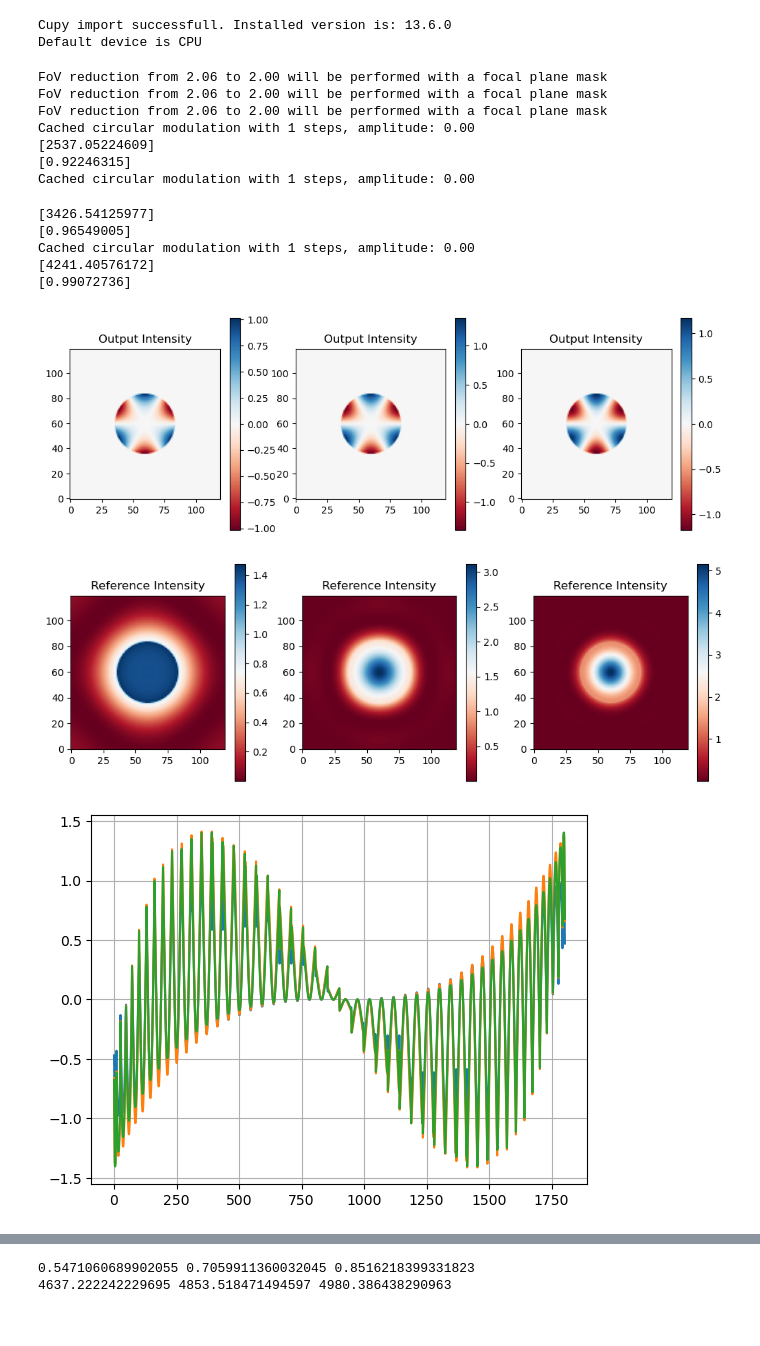
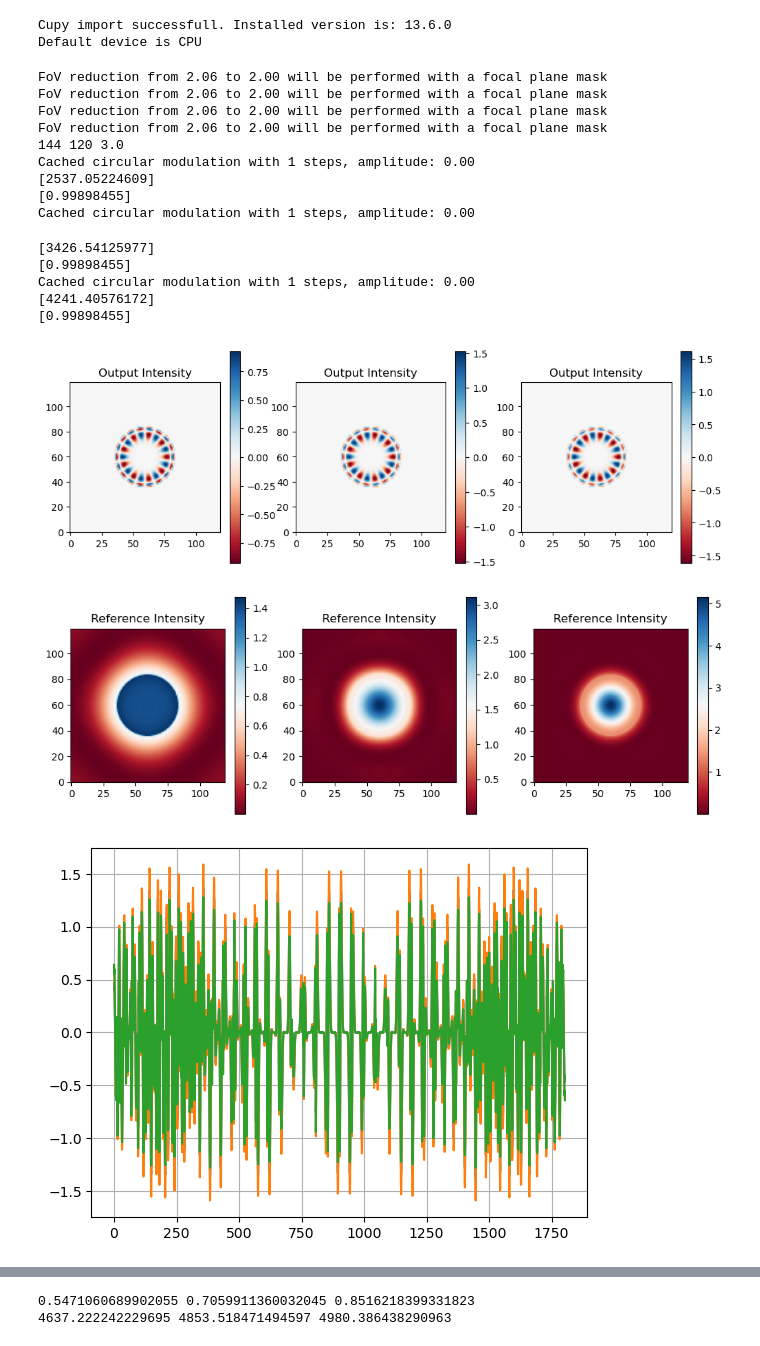
Before and after one commit to ArcetriAdaptiveOptics/SPECULA, a Jupyter notebook: config/SensorFusion/notebooks/scratchZernike.ipynb, the cells around one changed output, grey strips where cells are left out. Saved outputs shown, nothing was run; the diff lists cells and outputs as text; code cells hidden in the pictures.

```diff
--- a/config/SensorFusion/notebooks/scratchZernike.ipynb
+++ b/config/SensorFusion/notebooks/scratchZernike.ipynb
@@ -63,10 +66,23 @@ z2wfs = ZernikeSensor(
     output_resolution=output_resolution,
     target_device_idx=-1
 )
+pyr0 = ModulatedPyramid(simul_params=simul_params,
+                        wavelengthInNm=wavelength_nm,
+                        fov=fov,
+                        pup_diam=pup_diam,
+                        output_resolution=output_resolution,
+                        mod_amp=0.0)
+
 pixels = Pixels(pixel_pupil, pixel_pupil, target_device_idx=-1)
 
 ef = ElectricField(pixel_pupil, pixel_pupil, pixel_pitch, S0=ref_S0, target_device_idx=-1)
 ef.A = make_mask(pixel_pupil)
+
+def reshape_on_mask(vec, mask):
+    image = np.zeros(mask.shape, dtype=float)
+    image[~mask] = vec
+    image = np.reshape(image, mask.shape)
+    return np.array(image)
 
 def get_intentities(zernike_sensor,noll:int,ampInNm:float=15):
     zg = ZernikeGenerator(ef.size[0], xp=np, dtype=ef.dtype)
@@ -121,7 +137,7 @@ def get_intentities(zernike_sensor,noll:int,ampInNm:float=15):
 
     return intensity_diff/2, intensity_ref, np.stack([slopesA,slopesB,slopes_null])
 
-noll = 9
+noll = 100
 
 zwfs_frame, zwfs_ref, slopes1 = get_intentities(zwfs,noll)
 z15wfs_frame, z15wfs_ref, slopes15  = get_intentities(z15wfs,noll)
@@ -145,35 +161,37 @@ plt.figure(figsize=(12,4))
 plt.subplot(1,3,1)
 plt.imshow(zwfs_ref,origin='lower',cmap='RdBu')
 plt.title("Reference Intensity")
 plt.colorbar()
 plt.subplot(1,3,2)
 plt.imshow(z15wfs_ref,origin='lower',cmap='RdBu')
 plt.title("Reference Intensity")
 plt.colorbar()
 plt.subplot(1,3,3)
 plt.imshow(z2wfs_ref,origin='lower',cmap='RdBu')
 plt.title("Reference Intensity")
 plt.colorbar()
 
 plt.figure()
 plt.plot(slopes2[0]-slopes2[1])
 plt.plot(slopes15[0]-slopes15[1])
 plt.plot(slopes1[0]-slopes1[1])
 # plt.plot(slopes[2])
 plt.grid()
 # %% [output]
 FoV reduction from 2.06 to 2.00 will be performed with a focal plane mask
 FoV reduction from 2.06 to 2.00 will be performed with a focal plane mask
 FoV reduction from 2.06 to 2.00 will be performed with a focal plane mask
+FoV reduction from 2.06 to 2.00 will be performed with a focal plane mask
+144 120 3.0
 Cached circular modulation with 1 steps, amplitude: 0.00
 [2537.05224609]
-[0.92246315]
+[0.99898455]
 Cached circular modulation with 1 steps, amplitude: 0.00
 [3426.54125977]
-[0.96549005]
+[0.99898455]
 Cached circular modulation with 1 steps, amplitude: 0.00
 [4241.40576172]
-[0.99072736]
+[0.99898455]
-[figure, old version]
+[figure, new version]
 [figure]
-[figure, old version]
+[figure, new version]
```
Also changed, not shown: parts of 5 cells of this notebook, 11 other files.
